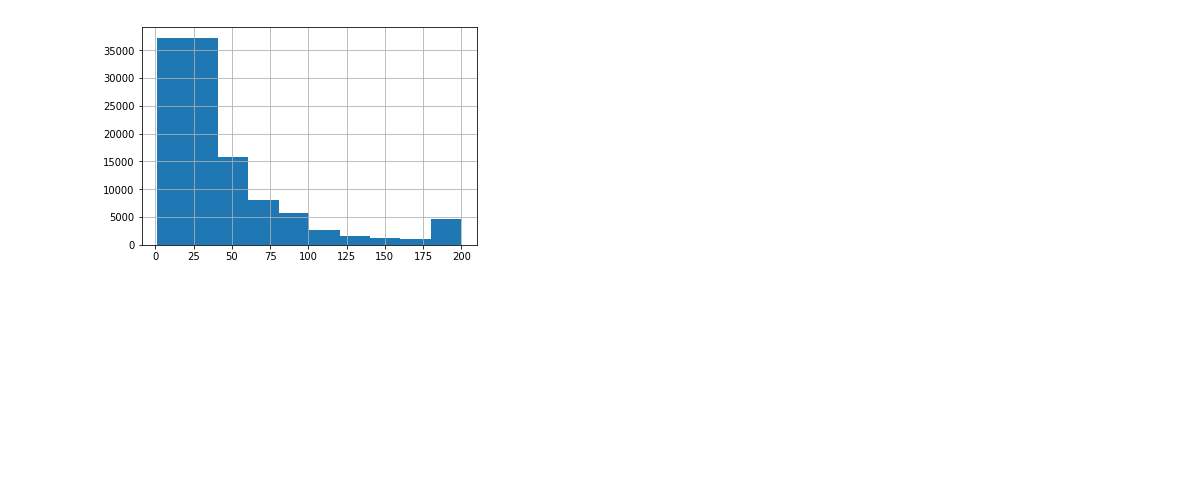
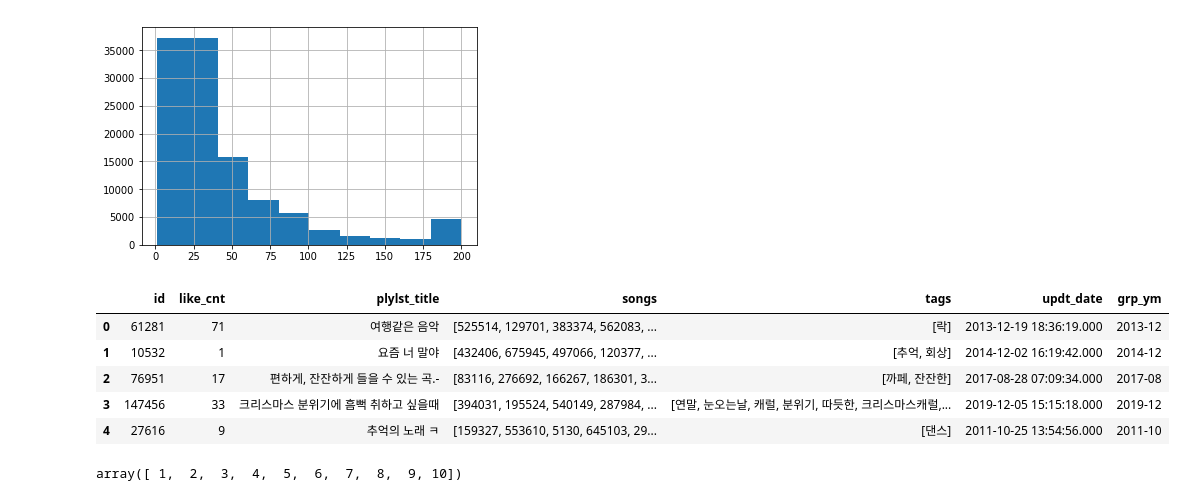
Before and after one commit to rrbb014/rrbb-playground, a Jupyter notebook: ml/kakao-arena/melon-playlist/Untitled.ipynb, the cells around one changed output. Drawn from its saved outputs; the diff is of its cells as text; code cells hidden in the pictures; blank space fills up the shorter version.

```diff
--- a/ml/kakao-arena/melon-playlist/Untitled.ipynb
+++ b/ml/kakao-arena/melon-playlist/Untitled.ipynb
@@ -56,3 +59,16 @@ playlist_lenghs.hist()
 # %% [output]
 <matplotlib.axes._subplots.AxesSubplot at 0x...>
 [figure]
+# %%
+X_train.head()
+# %% [output]
+|  | id | like_cnt | plylst_title | songs | tags | updt_date | grp_ym |
+| 0 | 61281 | 71 | 여행같은 음악 | [525514, 129701, 383374, 562083, ... | [락] | 2013-12-19 18:36:19.000 | 2013-12 |
+| 1 | 10532 | 1 | 요즘 너 말야 | [432406, 675945, 497066, 120377, ... | [추억, 회상] | 2014-12-02 16:19:42.000 | 2014-12 |
+| 2 | 76951 | 17 | 편하게, 잔잔하게 들을 수 있는 곡.- | [83116, 276692, 166267, 186301, 3... | [까페, 잔잔한] | 2017-08-28 07:09:34.000 | 2017-08 |
+| 3 | 147456 | 33 | 크리스마스 분위기에 흠뻑 취하고 싶을때 | [394031, 195524, 540149, 287984, ... | [연말, 눈오는날, 캐럴, 분위기, 따듯한, 크리스마스캐럴,... | 2019-12-05 15:15:18.000 | 2019-12 |
+| 4 | 27616 | 9 | 추억의 노래 ㅋ | [159327, 553610, 5130, 645103, 29... | [댄스] | 2011-10-25 13:54:56.000 | 2011-10 |
+# %%
+np.arange(10)+1
+# %% [output]
+array([ 1,  2,  3,  4,  5,  6,  7,  8,  9, 10])
```
Also changed, not shown: parts of 12 cells of this notebook, 8 other files.
